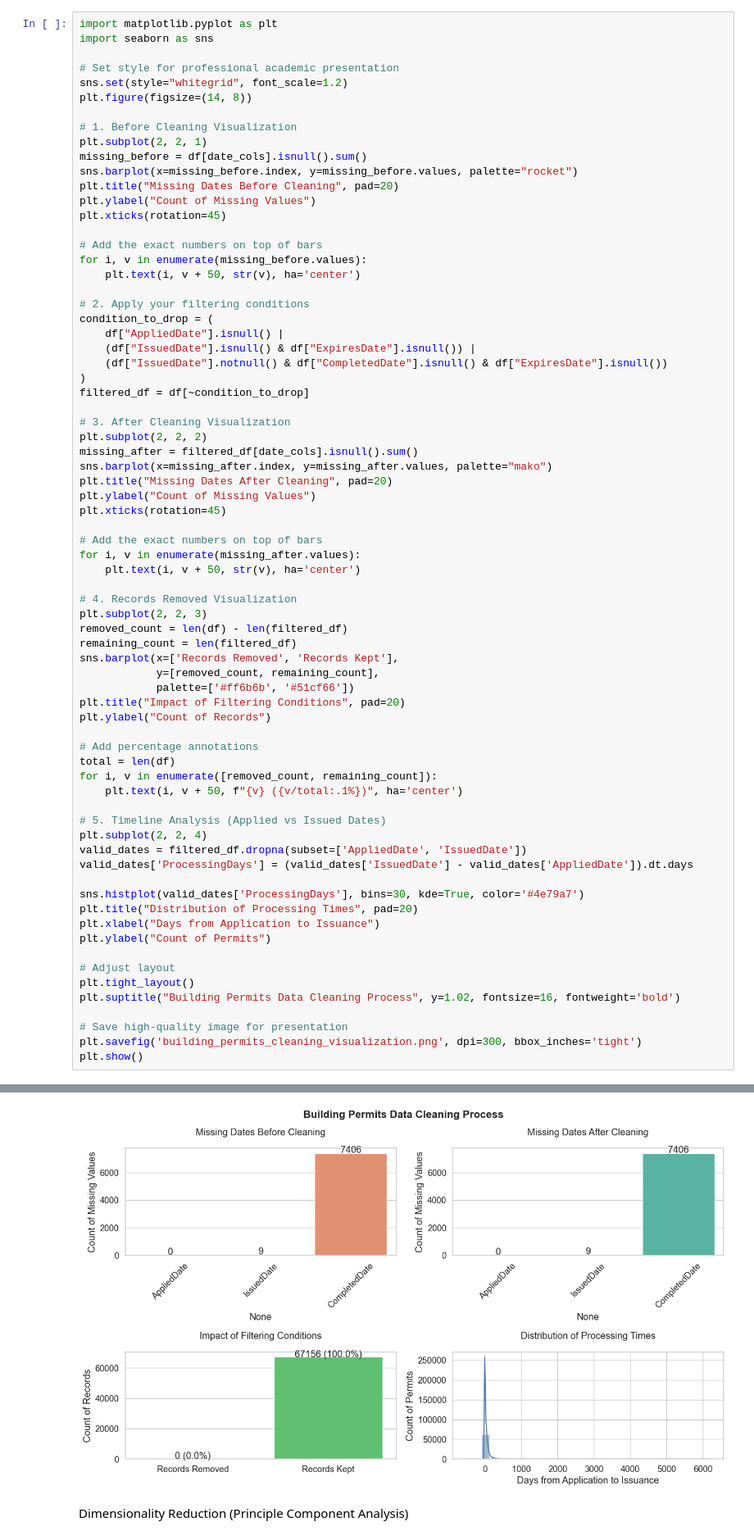
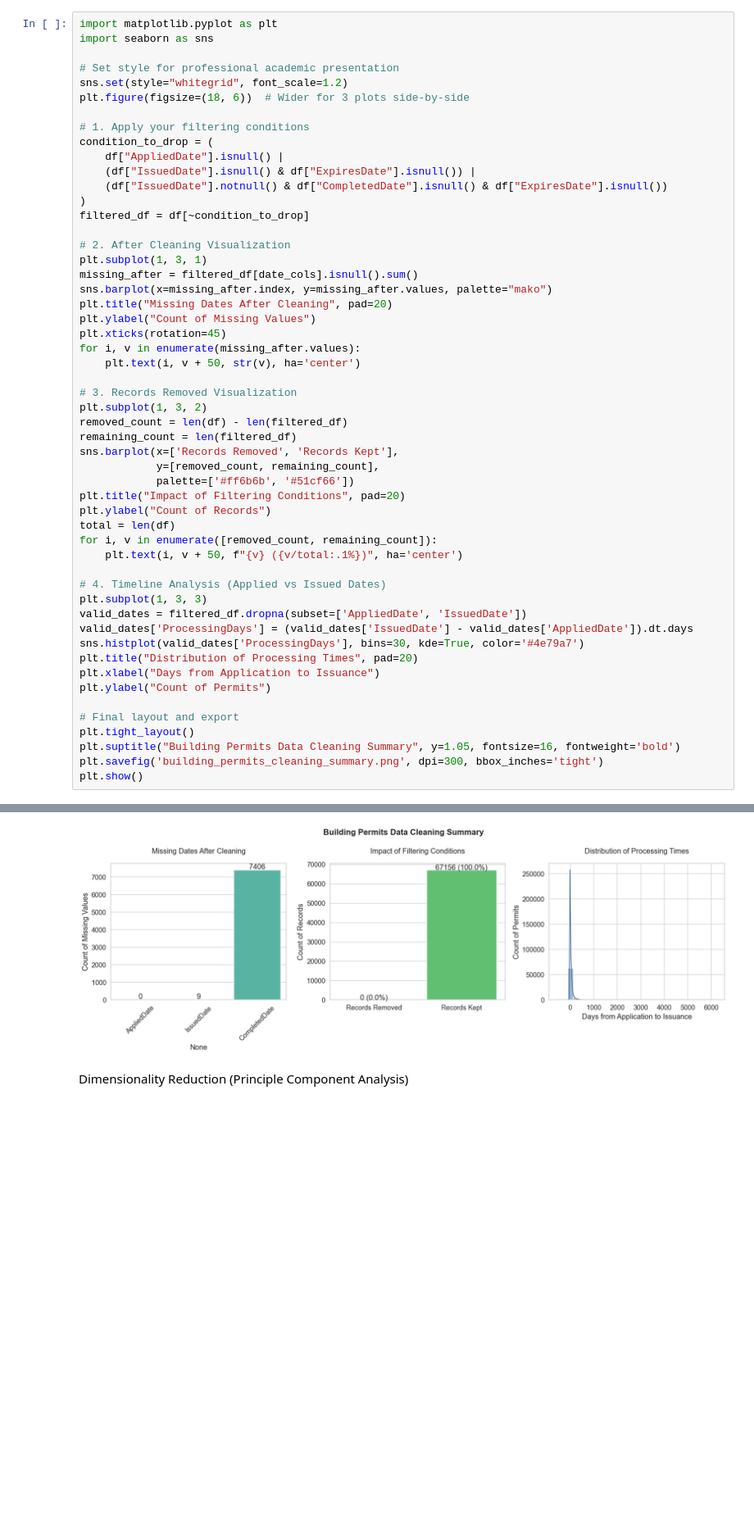
Before and after one commit to Dhairya-A-Mehra/DSBI, a Jupyter notebook: main.ipynb, the cells around one changed output, grey strips where cells are left out. Shown at 82% size. Drawn from its saved outputs; the diff is of its cells as text; blank space fills up the shorter version.

```diff
--- a/main.ipynb
+++ b/main.ipynb
@@ -678,21 +678,9 @@ import seaborn as sns
 
 # Set style for professional academic presentation
 sns.set(style="whitegrid", font_scale=1.2)
-plt.figure(figsize=(14, 8))
+plt.figure(figsize=(18, 6))  # Wider for 3 plots side-by-side
 
-# 1. Before Cleaning Visualization
-plt.subplot(2, 2, 1)
-missing_before = df[date_cols].isnull().sum()
-sns.barplot(x=missing_before.index, y=missing_before.values, palette="rocket")
-plt.title("Missing Dates Before Cleaning", pad=20)
-plt.ylabel("Count of Missing Values")
-plt.xticks(rotation=45)
-
-# Add the exact numbers on top of bars
-for i, v in enumerate(missing_before.values):
-    plt.text(i, v + 50, str(v), ha='center')
-
-# 2. Apply your filtering conditions
+# 1. Apply your filtering conditions
 condition_to_drop = (
     df["AppliedDate"].isnull() |
     (df["IssuedDate"].isnull() & df["ExpiresDate"].isnull()) |
@@ -700,20 +688,18 @@ condition_to_drop = (
 )
 filtered_df = df[~condition_to_drop]
 
-# 3. After Cleaning Visualization
-plt.subplot(2, 2, 2)
+# 2. After Cleaning Visualization
+plt.subplot(1, 3, 1)
 missing_after = filtered_df[date_cols].isnull().sum()
 sns.barplot(x=missing_after.index, y=missing_after.values, palette="mako")
 plt.title("Missing Dates After Cleaning", pad=20)
 plt.ylabel("Count of Missing Values")
 plt.xticks(rotation=45)
-
-# Add the exact numbers on top of bars
 for i, v in enumerate(missing_after.values):
     plt.text(i, v + 50, str(v), ha='center')
 
-# 4. Records Removed Visualization
-plt.subplot(2, 2, 3)
+# 3. Records Removed Visualization
+plt.subplot(1, 3, 2)
 removed_count = len(df) - len(filtered_df)
 remaining_count = len(filtered_df)
 sns.barplot(x=['Records Removed', 'Records Kept'],
@@ -721,27 +707,22 @@ sns.barplot(x=['Records Removed', 'Records Kept'],
             palette=['#ff6b6b', '#51cf66'])
 plt.title("Impact of Filtering Conditions", pad=20)
 plt.ylabel("Count of Records")
-
-# Add percentage annotations
 total = len(df)
 for i, v in enumerate([removed_count, remaining_count]):
     plt.text(i, v + 50, f"{v} ({v/total:.1%})", ha='center')
 
-# 5. Timeline Analysis (Applied vs Issued Dates)
-plt.subplot(2, 2, 4)
+# 4. Timeline Analysis (Applied vs Issued Dates)
+plt.subplot(1, 3, 3)
 valid_dates = filtered_df.dropna(subset=['AppliedDate', 'IssuedDate'])
 valid_dates['ProcessingDays'] = (valid_dates['IssuedDate'] - valid_dates['AppliedDate']).dt.days
-
 sns.histplot(valid_dates['ProcessingDays'], bins=30, kde=True, color='#4e79a7')
 plt.title("Distribution of Processing Times", pad=20)
 plt.xlabel("Days from Application to Issuance")
 plt.ylabel("Count of Permits")
 
-# Adjust layout
+# Final layout and export
 plt.tight_layout()
-plt.suptitle("Building Permits Data Cleaning Process", y=1.02, fontsize=16, fontweight='bold')
-
-# Save high-quality image for presentation
-plt.savefig('building_permits_cleaning_visualization.png', dpi=300, bbox_inches='tight')
+plt.suptitle("Building Permits Data Cleaning Summary", y=1.05, fontsize=16, fontweight='bold')
+plt.savefig('building_permits_cleaning_summary.png', dpi=300, bbox_inches='tight')
 plt.show()
 # %% [output]
@@ -752,16 +729,16 @@ Passing `palette` without assigning `hue` is deprecated and will be removed in v
 Passing `palette` without assigning `hue` is deprecated and will be removed in v0.14.0. Assign the `x` variable to `hue` and set `legend=False` for the same effect.
 
   sns.barplot(x=missing_after.index, y=missing_after.values, palette="mako")
 
 Passing `palette` without assigning `hue` is deprecated and will be removed in v0.14.0. Assign the `x` variable to `hue` and set `legend=False` for the same effect.
 
   sns.barplot(x=['Records Removed', 'Records Kept'],
 A value is trying to be set on a copy of a slice from a DataFrame.
 Try using .loc[row_indexer,col_indexer] = value instead
 
 See the caveats in the documentation: https://pandas.pydata.org/pandas-docs/stable/user_guide/indexing.html#returning-a-view-versus-a-copy
   valid_dates['ProcessingDays'] = (valid_dates['IssuedDate'] - valid_dates['AppliedDate']).dt.days
-[figure, old version]
+[figure, new version]
 # %% [markdown]
 Dimensionality Reduction (Principle Component Analysis)
 # %%
```
Also changed, not shown: parts of 6 cells of this notebook, 1 other file.
